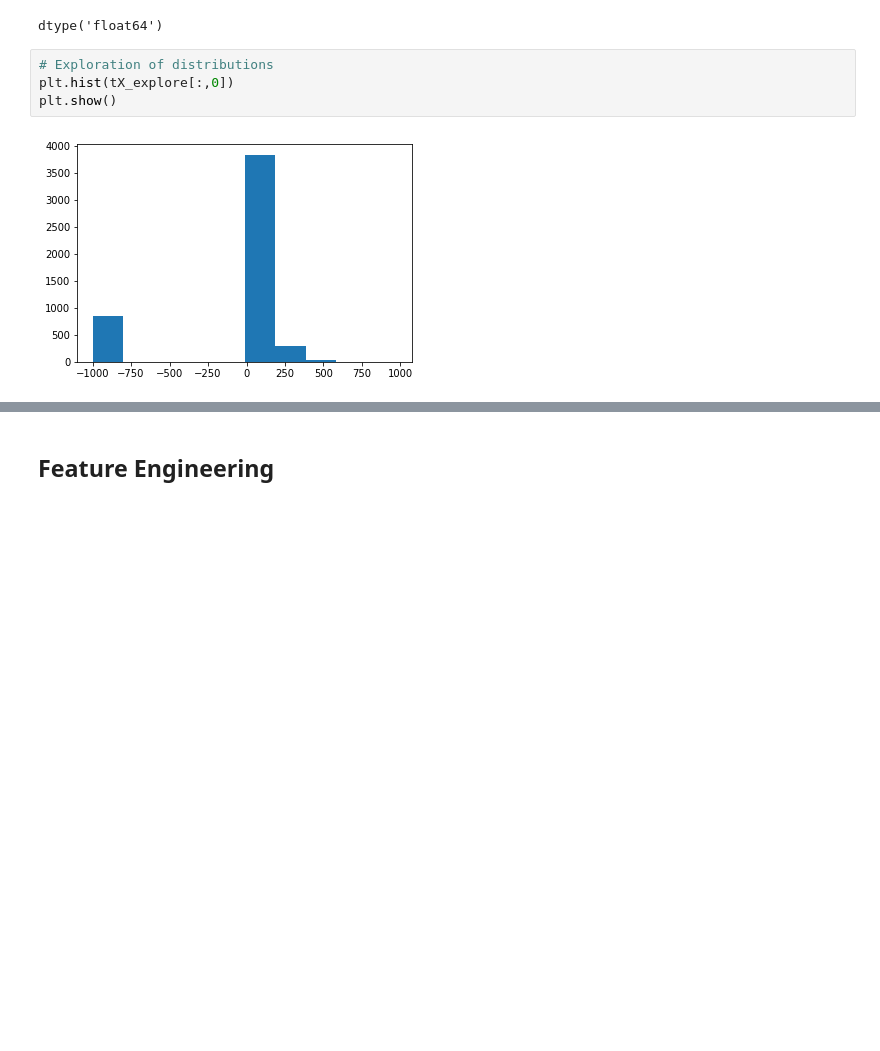
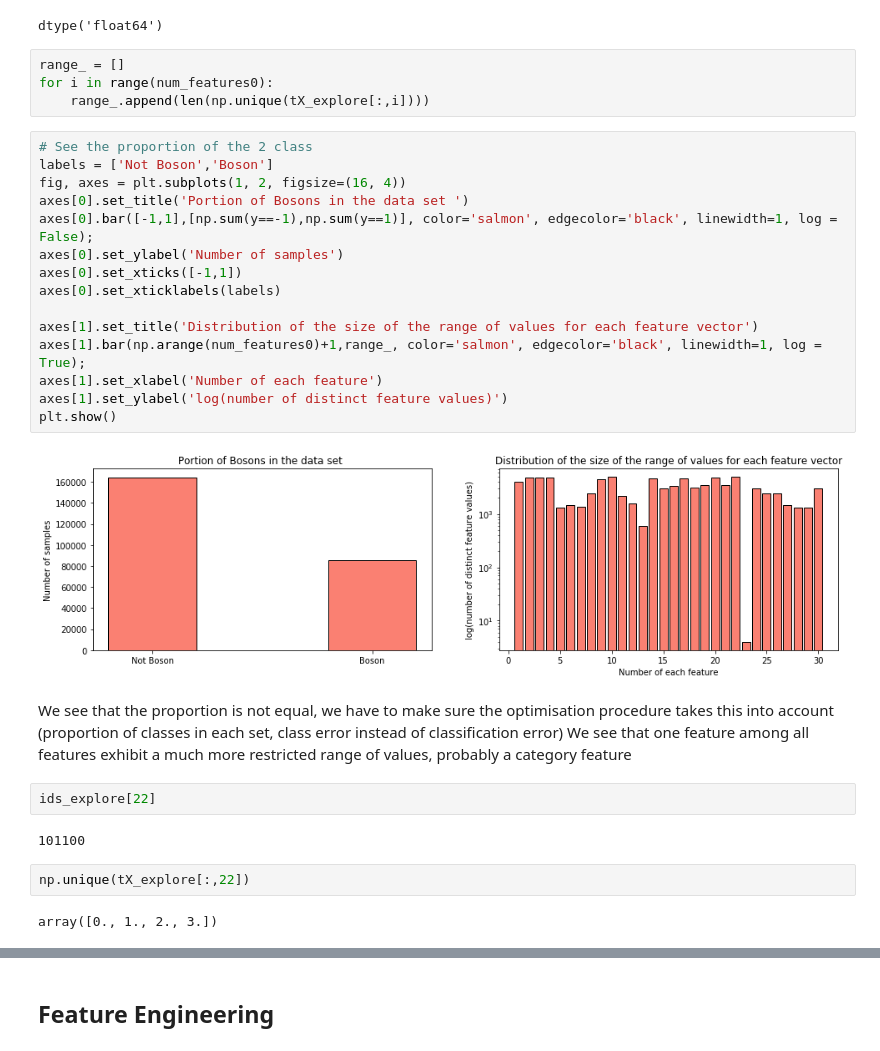
Before and after one commit to alicebizeul/MLProject1, a Jupyter notebook: scripts/project1.ipynb, the cells around one changed output, grey strips where cells are left out. Cells and saved outputs as stored; diff of their text form; blank space fills up the shorter version.

```diff
--- a/scripts/project1.ipynb
+++ b/scripts/project1.ipynb
@@ -40,9 +40,35 @@ Number of Nan values in train data set : 0
 tX.dtype
 # %% [output]
 dtype('float64')
-# %%
-# Exploration of distributions
-plt.hist(tX_explore[:,0])
-plt.show()
-# %% [output]
-[figure, removed]
+# %%
+range_ = []
+for i in range(num_features0):
+    range_.append(len(np.unique(tX_explore[:,i])))
+# %%
+# See the proportion of the 2 class
+labels = ['Not Boson','Boson']
+fig, axes = plt.subplots(1, 2, figsize=(16, 4))
+axes[0].set_title('Portion of Bosons in the data set ')
+axes[0].bar([-1,1],[np.sum(y==-1),np.sum(y==1)], color='salmon', edgecolor='black', linewidth=1, log = False);
+axes[0].set_ylabel('Number of samples')
+axes[0].set_xticks([-1,1])
+axes[0].set_xticklabels(labels)
+
+axes[1].set_title('Distribution of the size of the range of values for each feature vector')
+axes[1].bar(np.arange(num_features0)+1,range_, color='salmon', edgecolor='black', linewidth=1, log = True);
+axes[1].set_xlabel('Number of each feature')
+axes[1].set_ylabel('log(number of distinct feature values)')
+plt.show()
+# %% [output]
+[figure, added]
+# %% [markdown]
+We see that the proportion is not equal, we have to make sure the optimisation procedure takes this into account (proportion of classes in each set, class error instead of classification error)
+We see that one feature among all features exhibit a much more restricted range of values, probably a category feature
+# %%
+ids_explore[22]
+# %% [output]
+101100
+# %%
+np.unique(tX_explore[:,22])
+# %% [output]
+array([0., 1., 2., 3.])
```
Also changed, not shown: parts of 28 cells of this notebook, 4 other files.
